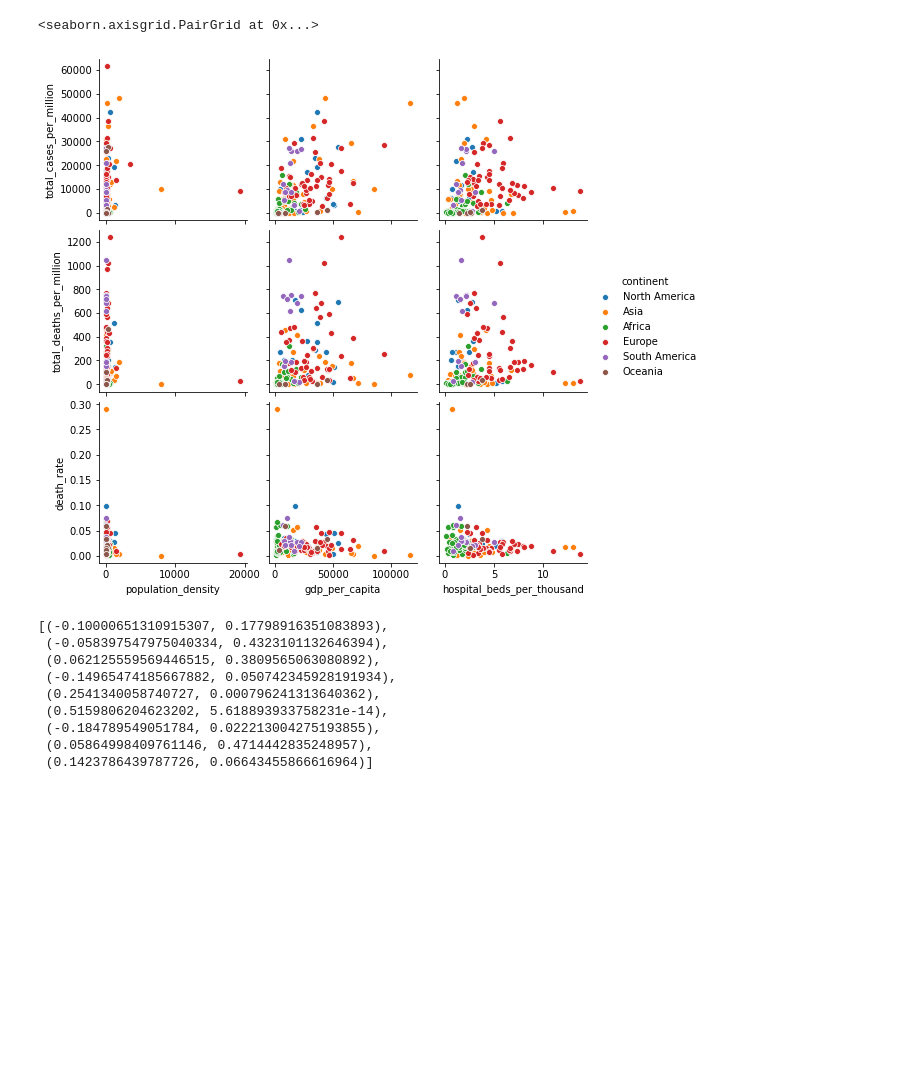
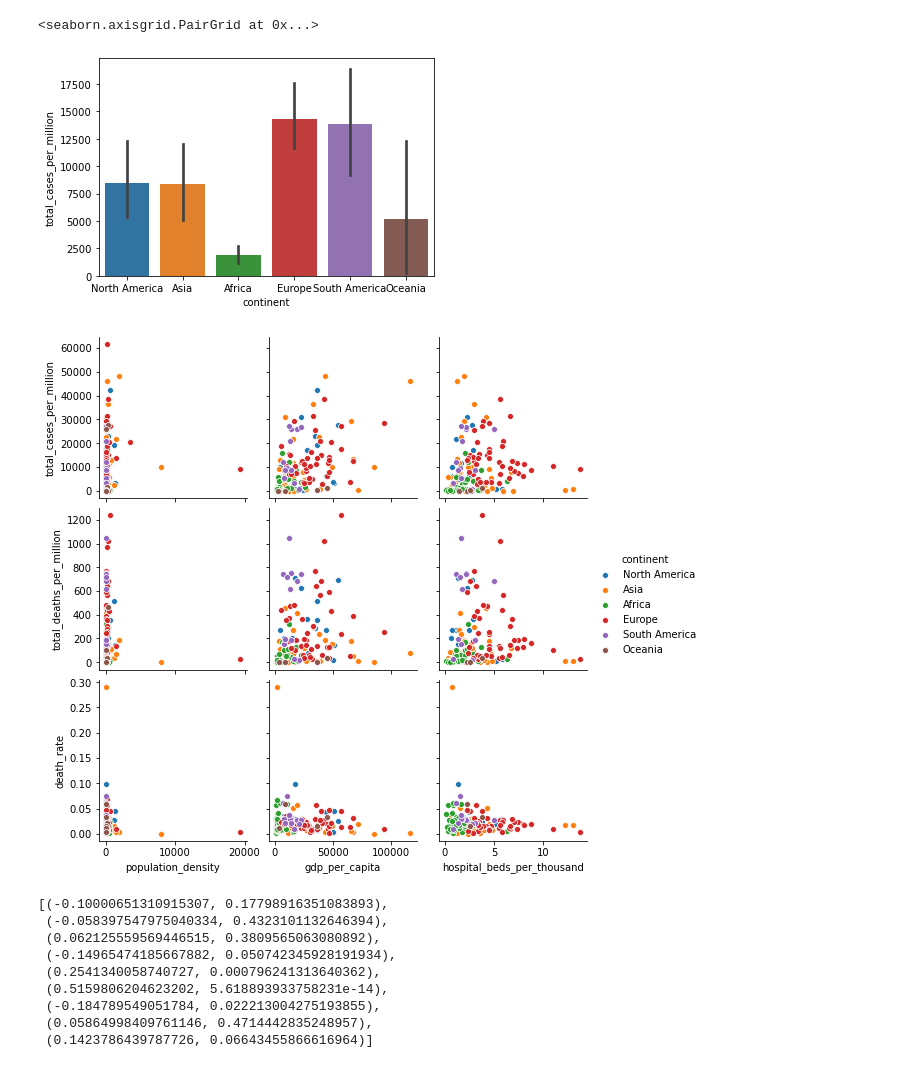
Before and after one commit to lkostakis/data-mining-covid19, a Jupyter notebook: ask4.ipynb, the cells around one changed output. Drawn from its saved outputs; the diff is of its cells as text; code cells hidden in the pictures; blank space fills up the shorter version.

```diff
--- a/ask4.ipynb
+++ b/ask4.ipynb
@@ -2,33 +2,37 @@
 import pandas as pd
 import numpy as np
 from pandas import DataFrame
 from matplotlib import pyplot as plt
 import seaborn as sns
 
 # Load the data (create the DataFrame)
 fields = ['iso_code','continent','location','date','total_cases','total_deaths','total_cases_per_million',
           'total_deaths_per_million','population_density','gdp_per_capita','hospital_beds_per_thousand']
 
 # Add also death_rate column
 df = pd.read_csv('/home/left/Desktop/dataMining/set1/owid-covid-data.csv', usecols = fields)
 df['death_rate'] = df['total_deaths']/df['total_cases']
 
 # Transform population density and gdp per capita these variables normally distributed
 #df['log_gdp_per_capita'] = np.log10(df['gdp_per_capita'])
 #df['log_population_density'] = np.log10(df['population_density'])
 
 #df = df.drop(columns = ['gdp_per_capita','population_density'])
 
+
+
 # Change DataFrame to the date we want
 df = df.loc[df.date == '2020-11-01']
 #df = df.drop([57264, 57588])
 
+sns.barplot(x=df.continent, y='total_cases_per_million', data=df)
 # Create seaborn.pairplot
 sns.pairplot(df, hue = 'continent',
              x_vars = ['population_density','gdp_per_capita', 'hospital_beds_per_thousand'],
              y_vars = ['total_cases_per_million','total_deaths_per_million', 'death_rate'])
 # %% [output]
 <seaborn.axisgrid.PairGrid at 0x...>
-[figure, old version]
+[figure, new version]
+[figure, added]
 # %%
 from scipy.stats import pearsonr
```
Also changed, not shown: parts of 6 cells of this notebook.
